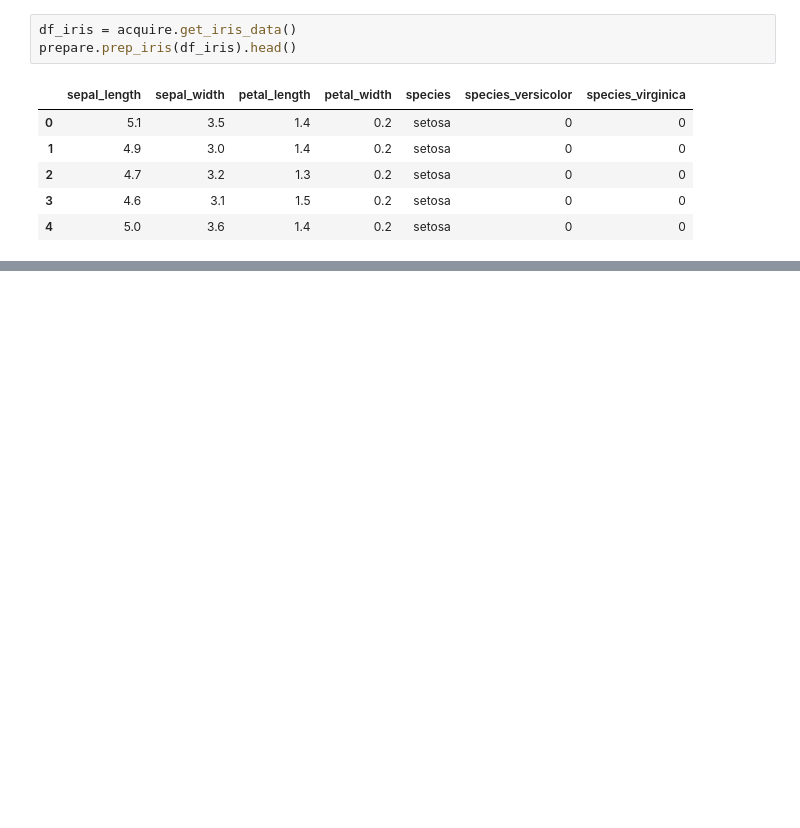
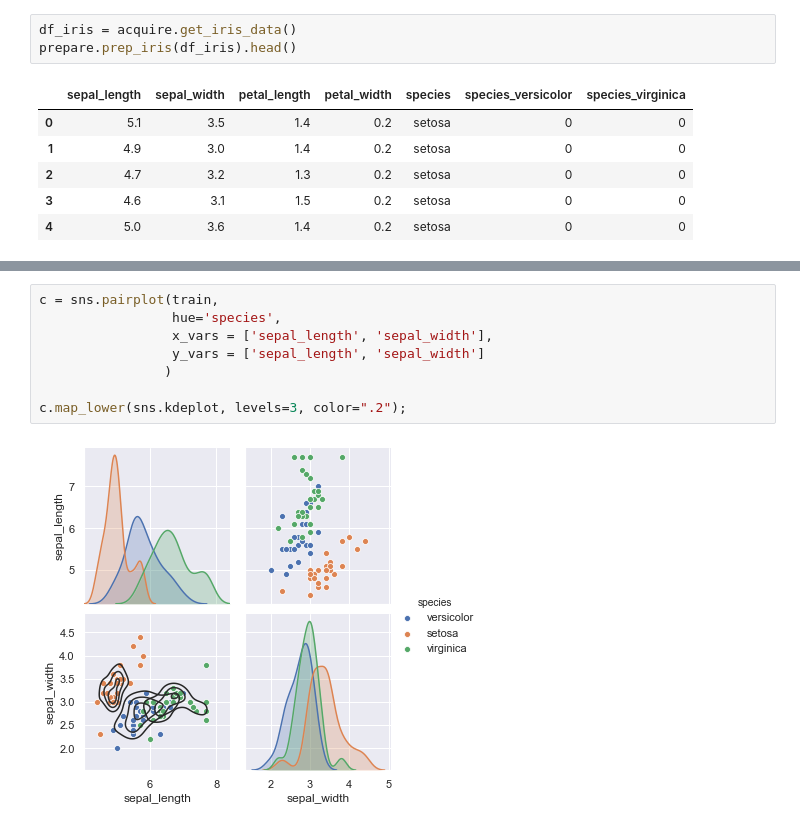
Before and after one commit to Promeos/classification-exercises, a Jupyter notebook: classification_exercises.ipynb, the cells around one changed output, grey strips where cells are left out. Saved outputs shown, nothing was run; the diff lists cells and outputs as text; blank space fills up the shorter version.

```diff
--- a/classification_exercises.ipynb
+++ b/classification_exercises.ipynb
@@ -416,0 +501,10 @@ prepare.prep_iris(df_iris).head()
+# %%
+c = sns.pairplot(train,
+                 hue='species',
+                 x_vars = ['sepal_length', 'sepal_width'],
+                 y_vars = ['sepal_length', 'sepal_width']
+                )
+
+c.map_lower(sns.kdeplot, levels=3, color=".2");
+# %% [output]
+[figure, added]
```
Also changed, not shown: parts of 51 cells of this notebook, 1 other file.
